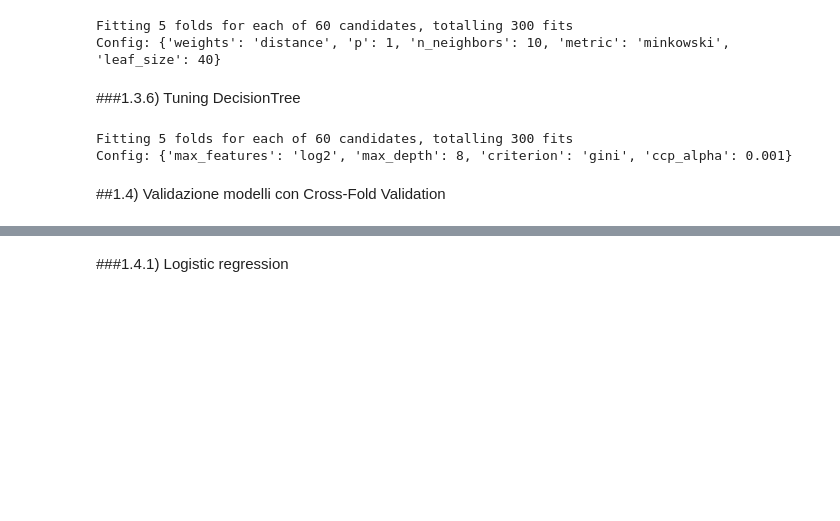
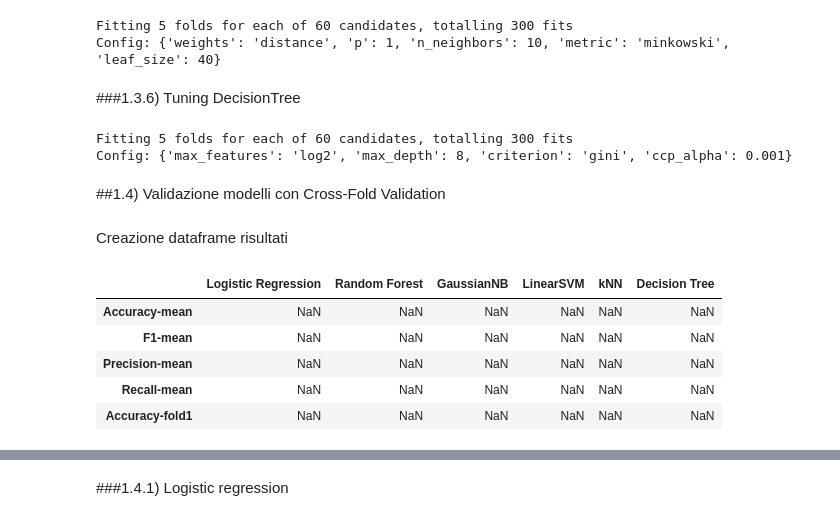
Before and after one commit to xDaryamo/NFR-Security-Extraction-Classification, a Jupyter notebook: NFR_Classification_Categorization_Tokenizer.ipynb, the cells around one changed output, grey strips where cells are left out. Saved outputs shown, nothing was run; the diff lists cells and outputs as text; code cells hidden in the pictures; blank space fills up the shorter version.

```diff
--- a/NFR_Classification_Categorization_Tokenizer.ipynb
+++ b/NFR_Classification_Categorization_Tokenizer.ipynb
@@ -363,3 +367,24 @@ cv = StratifiedKFold(n_splits=5, shuffle=True, random_state=42)
 X = sec_df["enc_all"].to_list()
 y = sec_df['Security']
 y = y.astype('int')
+# %% [markdown]
+Creazione dataframe risultati
+# %%
+indexes = ['Accuracy-mean', 'F1-mean', 'Precision-mean', 'Recall-mean',
+           'Accuracy-fold1','F1-fold1','Precision-fold1','Recall-fold1',
+           'Accuracy-fold2','F1-fold2','Precision-fold2','Recall-fold2',
+           'Accuracy-fold3','F1-fold3','Precision-fold3','Recall-fold3',
+           'Accuracy-fold4','F1-fold4','Precision-fold4','Recall-fold4',
+           'Accuracy-fold5','F1-fold5','Precision-fold5','Recall-fold5'
+]
+results = pd.DataFrame(index=indexes,
+                      columns=['Logistic Regression','Random Forest', 'GaussianNB', 'LinearSVM', 'kNN', 'Decision Tree'])
+
+results.head()
+# %% [output]
+|  | Logistic Regression | Random Forest | GaussianNB | LinearSVM | kNN | Decision Tree |
+| Accuracy-mean | NaN | NaN | NaN | NaN | NaN | NaN |
+| F1-mean | NaN | NaN | NaN | NaN | NaN | NaN |
+| Precision-mean | NaN | NaN | NaN | NaN | NaN | NaN |
+| Recall-mean | NaN | NaN | NaN | NaN | NaN | NaN |
+| Accuracy-fold1 | NaN | NaN | NaN | NaN | NaN | NaN |
```
Also changed, not shown: parts of 46 cells of this notebook.
